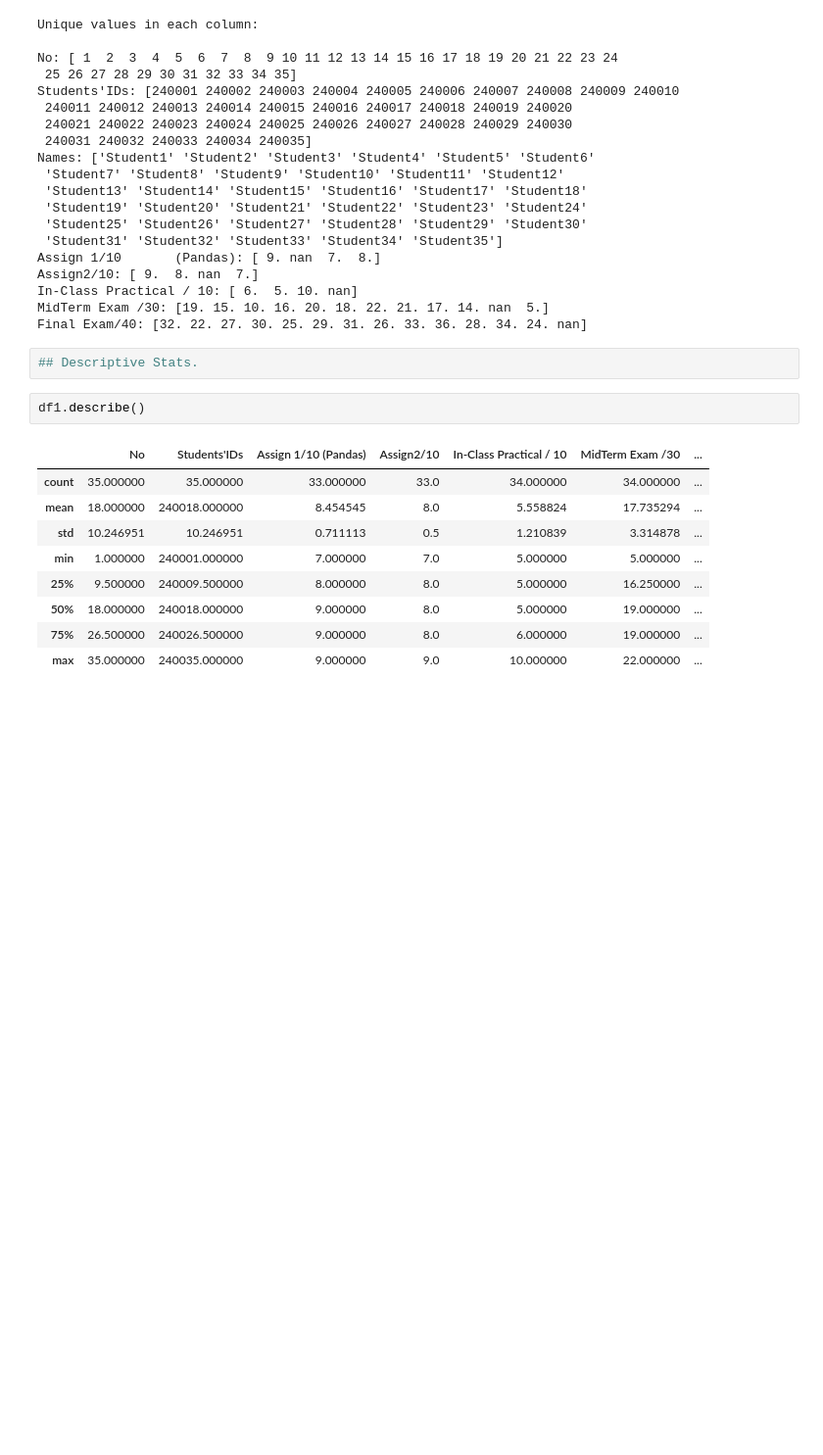
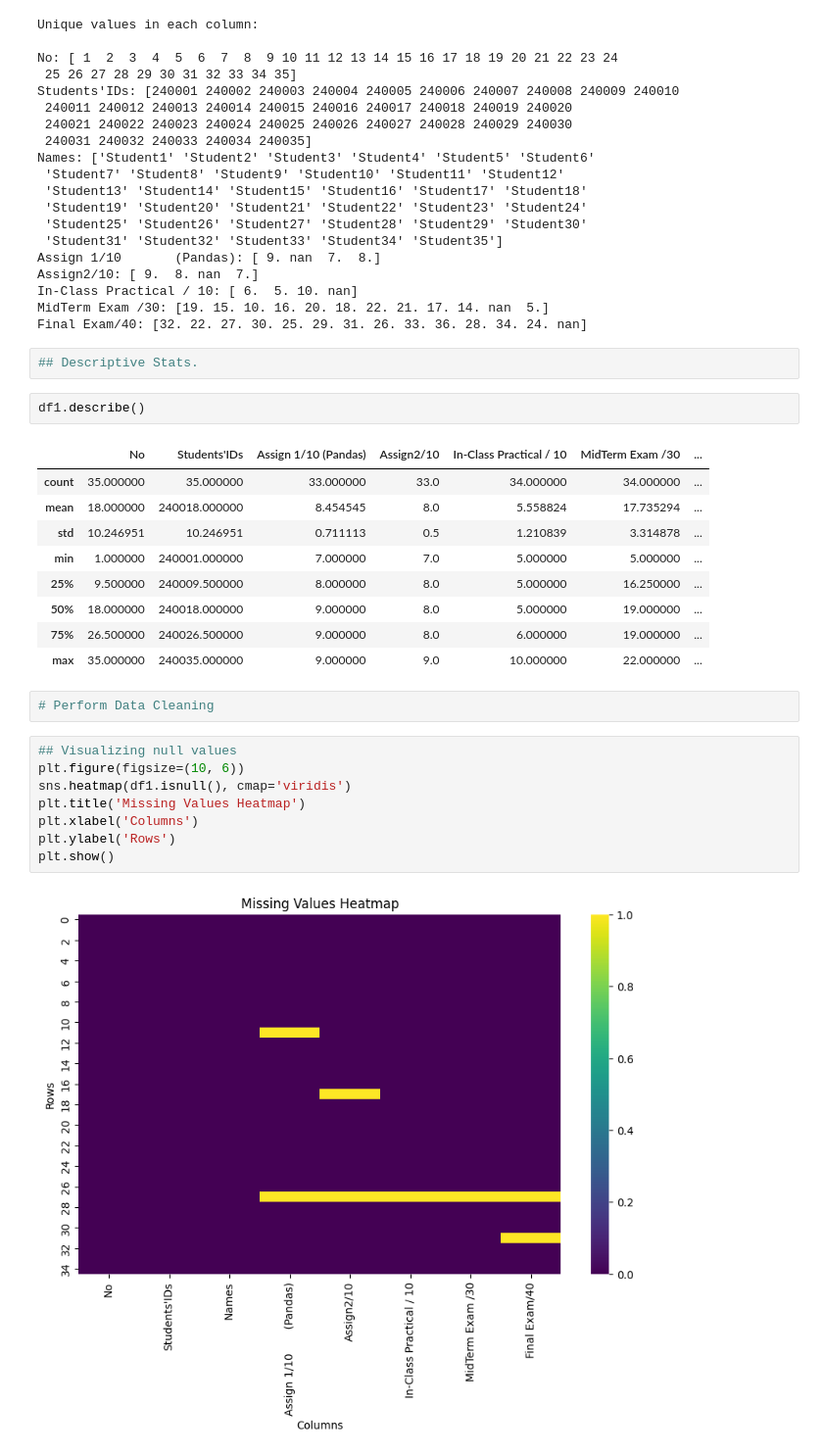
Before and after one commit to Optimus44/PythonWithKumar, a Jupyter notebook: Data Analysis and Visualization/Data Analysis and Visualization.ipynb, the cells around one changed output. Shown at 98% size. Cells and saved outputs as stored; diff of their text form; blank space fills up the shorter version.

Commit message:
Visualize null values.

```diff
--- a/Data Analysis and Visualization/Data Analysis and Visualization.ipynb
+++ b/Data Analysis and Visualization/Data Analysis and Visualization.ipynb
@@ -136,3 +137,15 @@ df1.describe()
 | 50% | 18.000000 | 240018.000000 | 9.000000 | 8.0 | 5.000000 | 19.000000 | ... |
 | 75% | 26.500000 | 240026.500000 | 9.000000 | 8.0 | 6.000000 | 19.000000 | ... |
 | max | 35.000000 | 240035.000000 | 9.000000 | 9.0 | 10.000000 | 22.000000 | ... |
+# %%
+# Perform Data Cleaning
+# %%
+## Visualizing null values
+plt.figure(figsize=(10, 6))
+sns.heatmap(df1.isnull(), cmap='viridis')
+plt.title('Missing Values Heatmap')
+plt.xlabel('Columns')
+plt.ylabel('Rows')
+plt.show()
+# %% [output]
+[figure, added]
```
Also changed, not shown: parts of 2 cells of this notebook.
